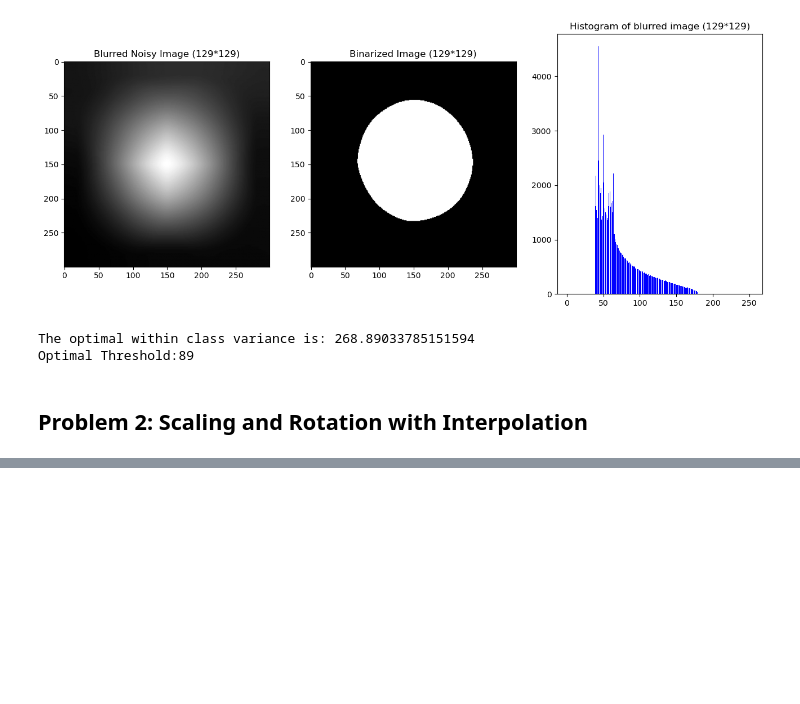
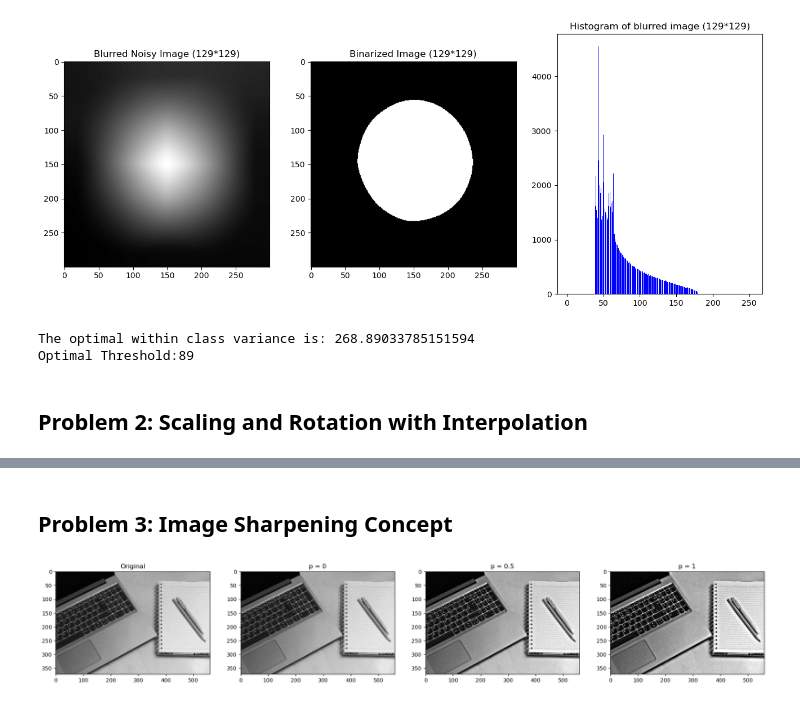
Before and after one commit to dwaipayanhaldar/E9-241-Digital-Image-Processing, a Jupyter notebook: Assignment_2/wrapper.ipynb, the cells around one changed output, grey strips where cells are left out. Drawn from its saved outputs; the diff is of its cells as text; code cells hidden in the pictures; blank space fills up the shorter version.

Commit message:
Solved the final problem, removed redundant file

```diff
--- a/Assignment_2/wrapper.ipynb
+++ b/Assignment_2/wrapper.ipynb
@@ -80,0 +77,28 @@ plt.show()
+# %% [markdown]
+## Problem 3: Image Sharpening Concept
+# %%
+img_study = skimage.io.imread('images/study.png')
+img_study = img_study.astype(np.float64)
+final_image_dict = {}
+
+for p in [0,0.5,1]:
+    final_image = sharpenAdjust(img_study, p)
+    final_image_dict[p] = final_image.copy()
+
+
+plt.figure(figsize=(24,12))
+plt.subplot(1,4,1)
+plt.title('Original')
+plt.imshow(img_study.astype(np.uint8), cmap = 'gray')
+plt.subplot(1,4,2)
+plt.title('p = 0')
+plt.imshow(final_image_dict[0].astype(np.uint8), cmap = 'gray')
+plt.subplot(1,4,3)
+plt.title('p = 0.5')
+plt.imshow(final_image_dict[0.5].astype(np.uint8), cmap = 'gray')
+plt.subplot(1,4,4)
+plt.title('p = 1')
+plt.imshow(final_image_dict[1].astype(np.uint8), cmap = 'gray')
+plt.show()
+# %% [output]
+[figure, added]
```
Also changed, not shown: parts of 5 cells of this notebook, 10 other files.
